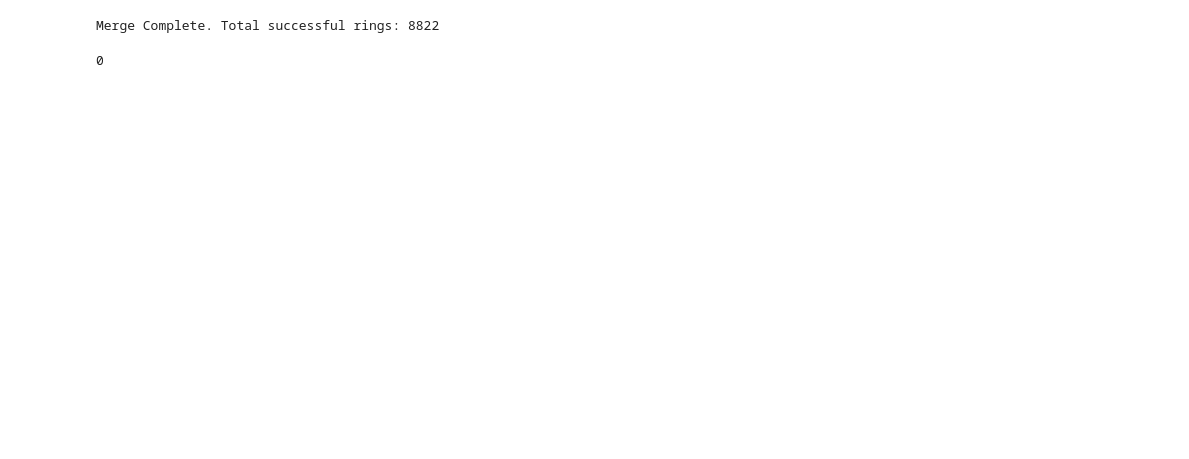
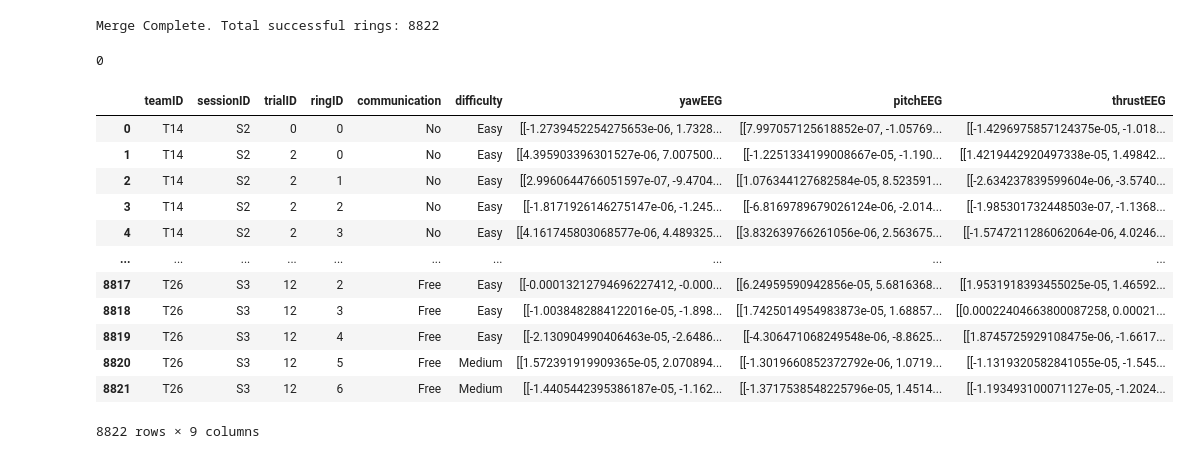
Before and after one commit to zqq121017/Team1_DATA481, a Jupyter notebook: Kevin-CNN/data_clean.ipynb, the cells around one changed output. Saved outputs shown, nothing was run; the diff lists cells and outputs as text; code cells hidden in the pictures; blank space fills up the shorter version.

```diff
--- a/Kevin-CNN/data_clean.ipynb
+++ b/Kevin-CNN/data_clean.ipynb
@@ -5,7 +5,7 @@ import os
 import numpy as np
 
 # Set base path for your macOS environment
-base_path = "/Users/kevintao/Develop/DATA-481/ADCT_Article_Resource/predictability_performance_and_ISC/data"
+base_path = "../../data"
 merge_keys = ['teamID', 'sessionID', 'trialID', 'ringID']
 
 def load_pkl(filename):
@@ -161,3 +161,34 @@ for epoch in range(10):
             val_loss += criterion(val_preds, b_y).item()
 
     print(f"Epoch {epoch+1:02d} | Train Loss: {train_loss/len(train_loader):.4f} | Val Loss: {val_loss/len(val_loader):.4f}")
+# %%
+import pandas as pd
+import pickle
+import os
+import numpy as np
+
+# Set base path for your macOS environment
+base_path = "../../data"
+merge_keys = ['teamID', 'sessionID', 'trialID', 'ringID']
+
+def load_pkl(filename):
+    with open(os.path.join(base_path, filename), 'rb') as f:
+        return pickle.load(f)
+
+df_eeg = load_pkl('eeg_fz_cz_poz_deltaalpha.pkl')
+# %%
+df_eeg
+# %% [output]
+|  | teamID | sessionID | trialID | ringID | communication | difficulty | yawEEG | pitchEEG | thrustEEG |
+| 0 | T14 | S2 | 0 | 0 | No | Easy | [[-1.2739452254275653e-06, 1.7328... | [[7.997057125618852e-07, -1.05769... | [[-1.4296975857124375e-05, -1.018... |
+| 1 | T14 | S2 | 2 | 0 | No | Easy | [[4.395903396301527e-06, 7.007500... | [[-1.2251334199008667e-05, -1.190... | [[1.4219442920497338e-05, 1.49842... |
+| 2 | T14 | S2 | 2 | 1 | No | Easy | [[2.9960644766051597e-07, -9.4704... | [[1.076344127682584e-05, 8.523591... | [[-2.634237839599604e-06, -3.5740... |
+| 3 | T14 | S2 | 2 | 2 | No | Easy | [[-1.8171926146275147e-06, -1.245... | [[-6.8169789679026124e-06, -2.014... | [[-1.985301732448503e-07, -1.1368... |
+| 4 | T14 | S2 | 2 | 3 | No | Easy | [[4.161745803068577e-06, 4.489325... | [[3.832639766261056e-06, 2.563675... | [[-1.5747211286062064e-06, 4.0246... |
+| ... | ... | ... | ... | ... | ... | ... | ... | ... | ... |
+| 8817 | T26 | S3 | 12 | 2 | Free | Easy | [[-0.00013212794696227412, -0.000... | [[6.24959590942856e-05, 5.6816368... | [[1.9531918393455025e-05, 1.46592... |
+| 8818 | T26 | S3 | 12 | 3 | Free | Easy | [[-1.0038482884122016e-05, -1.898... | [[1.7425014954983873e-05, 1.68857... | [[0.00022404663800087258, 0.00021... |
+| 8819 | T26 | S3 | 12 | 4 | Free | Easy | [[-2.130904990406463e-05, -2.6486... | [[-4.306471068249548e-06, -8.8625... | [[1.8745725929108475e-06, -1.6617... |
+| 8820 | T26 | S3 | 12 | 5 | Free | Medium | [[1.572391919909365e-05, 2.070894... | [[-1.3019660852372792e-06, 1.0719... | [[-1.1319320582841055e-05, -1.545... |
+| 8821 | T26 | S3 | 12 | 6 | Free | Medium | [[-1.4405442395386187e-05, -1.162... | [[-1.3717538548225796e-05, 1.4514... | [[-1.193493100071127e-05, -1.2024... |
+8822 rows × 9 columns
```
Also changed, not shown: 4 other files.
